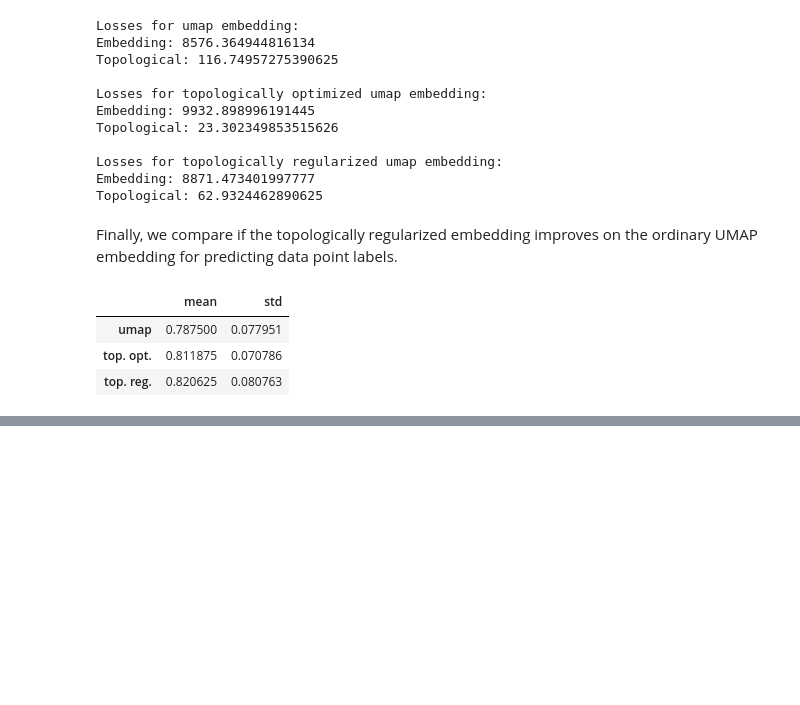
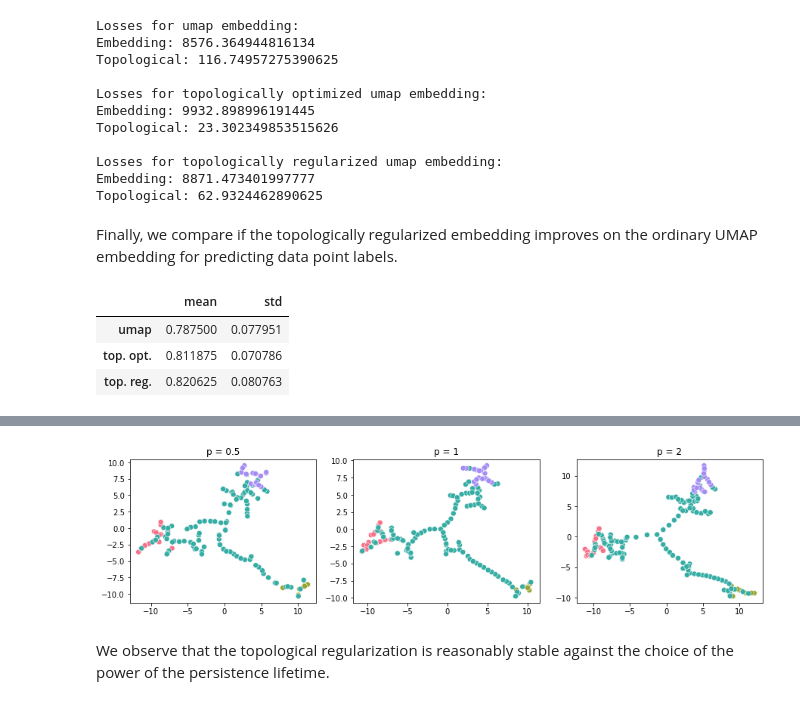
Before and after one commit to robinvndaele/topembedding, a Jupyter notebook: Experiments/CellBifurcating.ipynb, the cells around one changed output, grey strips where cells are left out. Cells and saved outputs as stored; diff of their text form; code cells hidden in the pictures; blank space fills up the shorter version.

```diff
--- a/Experiments/CellBifurcating.ipynb
+++ b/Experiments/CellBifurcating.ipynb
@@ -237,0 +241,45 @@ pd.concat([pd.DataFrame({"mean":performances.mean(axis=0)}),
+# %%
+# Learning hyperparameters
+num_epochs = 100
+learning_rate = 1e-1
+
+# Conduct topological regularization for different powers of the persistence lifetime
+powers = [1 / 2, 1, 2] # p = 1 equals or previous case, which we include for easy comparison
+Y_tops = []
+
+for idx, p in enumerate(powers):
+    # Construct topological loss function
+    def gp(d): return (d[1] - d[0])**p # returns the p-th power of the persistence d - b of a point (b, d)
+    pComponentPersistence = DiagramLoss(dim=0, i=2, g=gp) # for low total (finite) persistence
+    pComponent3Persistence = DiagramLoss(dim=0, i=3, j=3, g=gp) # for high persistence of third most prominent gap
+    def p_top_loss(output):
+        # Loss for connectedness
+        dgminfo_connected = TopLayer(output)
+        loss_connected = pComponentPersistence(dgminfo_connected)
+
+        # Loss for flare
+        f = torch.norm(output - torch.mean(output, dim=0), dim=1)
+        f /= torch.max(f)
+        dgminfo_flare = TopLayer(output[f > tau_flare,:])
+        loss_flare = -pComponent3Persistence(dgminfo_flare)
+
+        # Total loss
+        loss = lambda_top * (loss_connected + loss_flare)
+
+        return loss
+
+    # Conduct topological regularization
+    print("\033[1mConducting topologically regularized embedding for lifetime power " + str(p) + "\033[0m")
+    this_Y_top, losses_top = UMAP(data, top_loss=p_top_loss, num_epochs=num_epochs,
+                                  learning_rate=learning_rate, random_state=42)
+    Y_tops.append(this_Y_top)
+    print("\n")
+
+# View topologically regularized embeddings for different persistence lifetime powers
+fig, ax = plt.subplots(1, 3, figsize=(15, 3.5))
+for idx, p in enumerate(powers):
+    sns.scatterplot(x=Y_tops[idx][:,0], y=Y_tops[idx][:,1], s=50, hue=t, palette="husl", ax=ax[idx])
+    ax[idx].get_legend().remove()
+    ax[idx].set_title("p = " + str(p))
+plt.show()
+# %% [output]
@@ -237,0 +303,3 @@ pd.concat([pd.DataFrame({"mean":performances.mean(axis=0)}),
+[figure, added]
+# %% [markdown]
+We observe that the topological regularization is reasonably stable against the choice of the power of the persistence lifetime.
```
Also changed, not shown: parts of 12 cells of this notebook, 4 other files.
